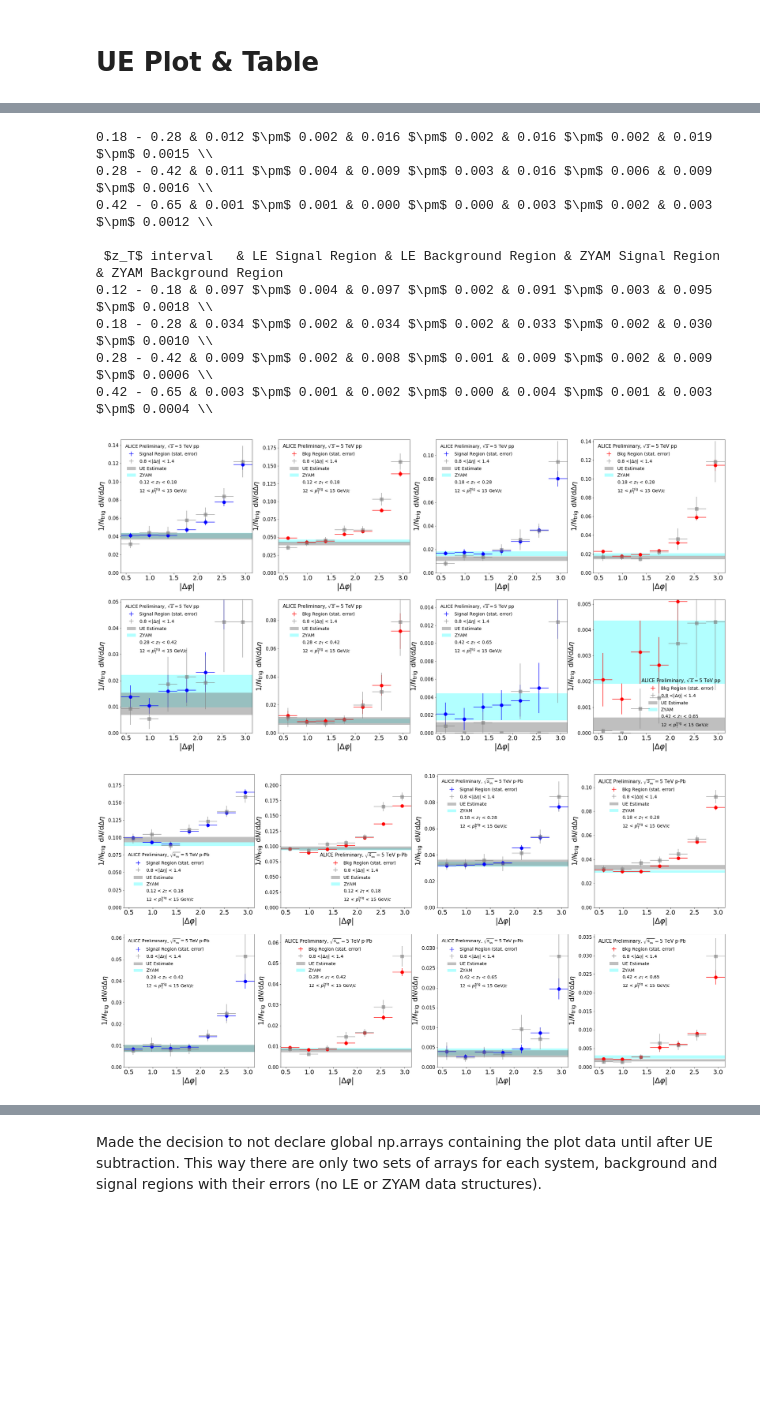
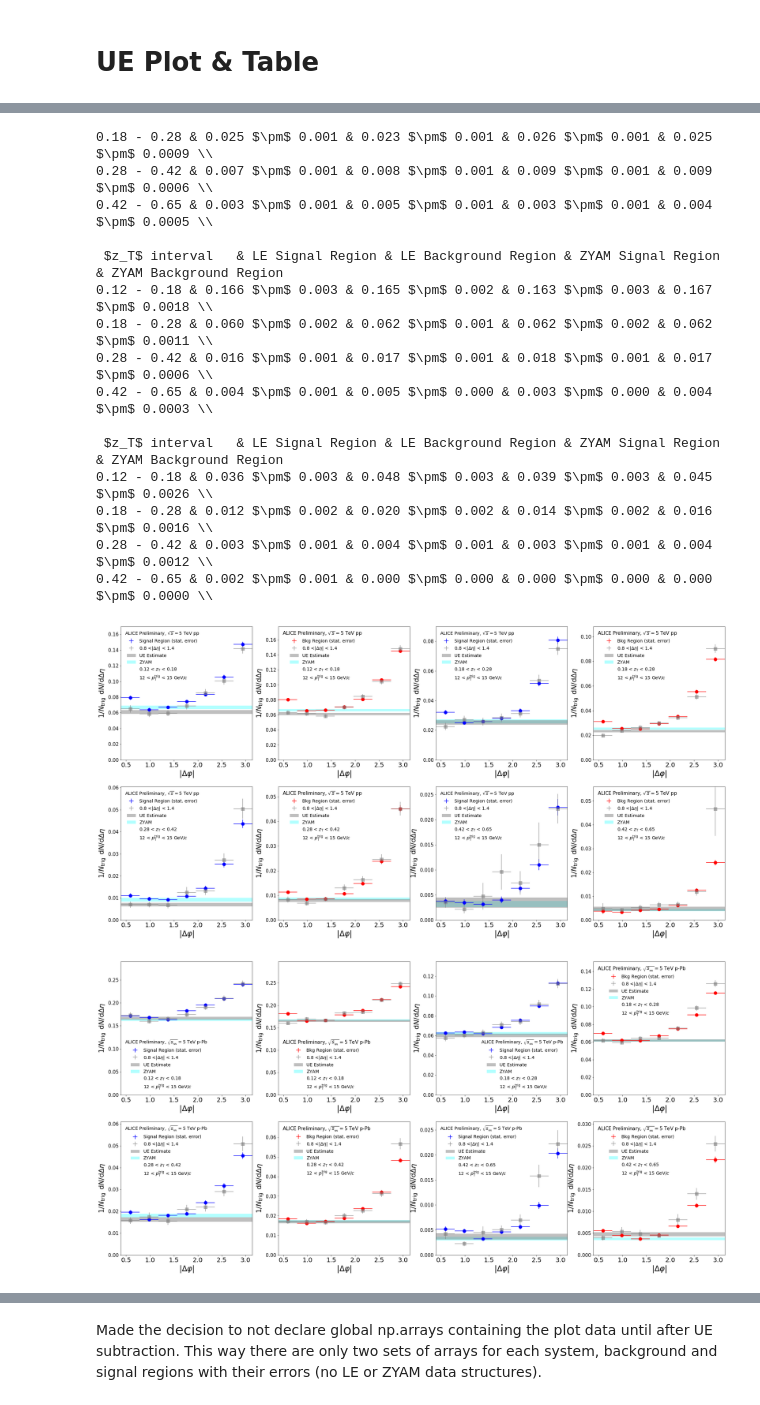
Before and after one commit to ftoralesacosta/CorrelationAnalysis, a Jupyter notebook: NtupleAnalysis/correlation.ipynb, the cells around one changed output, grey strips where cells are left out. Saved outputs shown, nothing was run; the diff lists cells and outputs as text; code cells hidden in the pictures; blank space fills up the shorter version.

```diff
--- a/NtupleAnalysis/correlation.ipynb
+++ b/NtupleAnalysis/correlation.ipynb
@@ -31,8 +31,8 @@ Welcome to JupyROOT 6.14/04
 # %% [markdown]
 # Files and Purity
 # %%
+HighpT = False
 Shower = "NN"
-HighpT = True
 #Shower = "LO"
 CorrectedP = False     #FALSE FOR HARDPROBES
 
@@ -61,8 +61,19 @@ if (Shower == "LO"):
 
 print purity
 
+MC_File = 'InputData/18b10a_pthat_1_2_SE_NN_Correlation_GMB_Ratio.root'
+
+Use_MC = True
+
+if(Use_MC):
+    Systems = ["pp","p-Pb","MC"]
+    Files = [pp_File,pPb_File,MC_File]
+
+else:
+    Systems = ["pp","p-Pb"]
+    Files = [pp_File,pPb_File]
+
+
 #pPb_File = 'InputData/13def_EMax_SE_GMB_Ratio.root'
 #pp_File = 'InputData/17q_SE_EMax_Correlation_GMB_Ratio.root'
-
-MC_File = 'InputData/18b10a_pthat_1_2_SE_NN_Correlation_GMB_Ratio.root'
 # %% [output]
@@ -104,3 +117,5 @@ oneminFake = [1,0.982,0.980,0.978,0.970,0.915,0.812]
+# %%
+eta_max = 0.6
 # %% [markdown]
 # Define Errors
 # %%
@@ -251,8 +266,6 @@ def GetLE_Val( LE_Phi_Array, LE_Error_Array):
 def GetPhiProj(filename,prfx,ipt, izt, Signal_DNN=True):
 
     file = ROOT.TFile(filename)
-
-    eta_max = 1.2 #Assuming symmetric eta range
 
     if (Signal_DNN == "Inclusive"):
         histo2D = file.Get('Correlation__pT%1.0f_%1.0f__zT%1.0f_zT%1.0f'
@@ -362,9 +375,6 @@ def GetPhiProj(filename,prfx,ipt, izt, Signal_DNN=True):
 # %% [markdown]
 # UE Plot & Table
 # %%
-Systems = ["pp","p-Pb"]
-Files = [pp_File,pPb_File]
-
 for sys,ifile in zip(Systems,Files):
     print(" $z_T$ interval   & LE Signal Region & LE Background Region & ZYAM Signal Region & ZYAM Background Region")
     fig = plt.figure(figsize=(34,17))
@@ -423,7 +433,7 @@ for sys,ifile in zip(Systems,Files):
             s_le_line = ax.fill_between(fill_x, S_LE-S_LE_Error,S_LE+S_LE_Error,interpolate=False,edgecolor='grey',linewidth=0.0, alpha=0.5,facecolor='grey')
 
             leg = ax.legend([s_plot,s_le_plot,s_le_line,s_z_line,empt,empt2],['Signal Region (stat. error)','0.8 <|$\Delta\eta$| < 1.4','UE Estimate',
-                'ZYAM',r'%1.2f < $z_\mathrm{T}$ < %1.2f'%(zTbins[izt],zTbins[izt+1]),r'12 < $p_\mathrm{T}^{\mathrm{trig}}$ < 15 GeV/$c$'],
+                'ZYAM',r'%1.2f < $z_\mathrm{T}$ < %1.2f'%(zTbins[izt],zTbins[izt+1]),r'%1.0f < $p_\mathrm{T}^{\mathrm{trig}}$ < %1.0f GeV/$c$'%(pTbins[ipt],pTbins[ipt+1])],
                 loc='best',title = "Alice Preliminary %s 5 TeV",fontsize=14,frameon=False,numpoints=1)
             if (sys == 'pp'):
                 leg.set_title("ALICE Preliminary, $\sqrt{s}=$5 TeV %s"%(sys))
@@ -457,7 +467,7 @@ for sys,ifile in zip(Systems,Files):
 
             b_le_plot =plt.errorbar(delta_phi_centers,Bkg_LE_Phi_Array,xerr=phi_width,yerr=Bkg_LE_Error_Array,fmt=None,ecolor='Grey',alpha=0.8)
             leg = ax.legend([b_plot,b_le_plot,b_le_line,b_z_line,empt,empt2],['Bkg Region (stat. error)','0.8 <|$\Delta\eta$| < 1.4','UE Estimate',
-                'ZYAM',r'%1.2f < $z_\mathrm{T}$ < %1.2f'%(zTbins[izt],zTbins[izt+1]),r'12 < $p_\mathrm{T}^{\mathrm{trig}}$ < 15 GeV/$c$'],
+                'ZYAM',r'%1.2f < $z_\mathrm{T}$ < %1.2f'%(zTbins[izt],zTbins[izt+1]),r'%1.0f < $p_\mathrm{T}^{\mathrm{trig}}$ < %1.0f GeV/$c$'%(pTbins[ipt],pTbins[ipt+1])],
                 loc='best',fontsize=14,frameon=False,numpoints=1)
             if (sys == 'pp'):
                 leg.set_title("ALICE Preliminary, $\sqrt{s}=$5 TeV %s"%(sys))
@@ -473,11 +483,17 @@ for sys,ifile in zip(Systems,Files):
-0.18 - 0.28 & 0.012 $\pm$ 0.002 & 0.016 $\pm$ 0.002 & 0.016 $\pm$ 0.002 & 0.019 $\pm$ 0.0015 \\
-0.28 - 0.42 & 0.011 $\pm$ 0.004 & 0.009 $\pm$ 0.003 & 0.016 $\pm$ 0.006 & 0.009 $\pm$ 0.0016 \\
-0.42 - 0.65 & 0.001 $\pm$ 0.001 & 0.000 $\pm$ 0.000 & 0.003 $\pm$ 0.002 & 0.003 $\pm$ 0.0012 \\
+0.18 - 0.28 & 0.025 $\pm$ 0.001 & 0.023 $\pm$ 0.001 & 0.026 $\pm$ 0.001 & 0.025 $\pm$ 0.0009 \\
+0.28 - 0.42 & 0.007 $\pm$ 0.001 & 0.008 $\pm$ 0.001 & 0.009 $\pm$ 0.001 & 0.009 $\pm$ 0.0006 \\
+0.42 - 0.65 & 0.003 $\pm$ 0.001 & 0.005 $\pm$ 0.001 & 0.003 $\pm$ 0.001 & 0.004 $\pm$ 0.0005 \\
 
  $z_T$ interval   & LE Signal Region & LE Background Region & ZYAM Signal Region & ZYAM Background Region
-0.12 - 0.18 & 0.097 $\pm$ 0.004 & 0.097 $\pm$ 0.002 & 0.091 $\pm$ 0.003 & 0.095 $\pm$ 0.0018 \\
-0.18 - 0.28 & 0.034 $\pm$ 0.002 & 0.034 $\pm$ 0.002 & 0.033 $\pm$ 0.002 & 0.030 $\pm$ 0.0010 \\
-0.28 - 0.42 & 0.009 $\pm$ 0.002 & 0.008 $\pm$ 0.001 & 0.009 $\pm$ 0.002 & 0.009 $\pm$ 0.0006 \\
-0.42 - 0.65 & 0.003 $\pm$ 0.001 & 0.002 $\pm$ 0.000 & 0.004 $\pm$ 0.001 & 0.003 $\pm$ 0.0004 \\
+0.12 - 0.18 & 0.166 $\pm$ 0.003 & 0.165 $\pm$ 0.002 & 0.163 $\pm$ 0.003 & 0.167 $\pm$ 0.0018 \\
+0.18 - 0.28 & 0.060 $\pm$ 0.002 & 0.062 $\pm$ 0.001 & 0.062 $\pm$ 0.002 & 0.062 $\pm$ 0.0011 \\
+0.28 - 0.42 & 0.016 $\pm$ 0.001 & 0.017 $\pm$ 0.001 & 0.018 $\pm$ 0.001 & 0.017 $\pm$ 0.0006 \\
+0.42 - 0.65 & 0.004 $\pm$ 0.001 & 0.005 $\pm$ 0.000 & 0.003 $\pm$ 0.000 & 0.004 $\pm$ 0.0003 \\
+
+ $z_T$ interval   & LE Signal Region & LE Background Region & ZYAM Signal Region & ZYAM Background Region
+0.12 - 0.18 & 0.036 $\pm$ 0.003 & 0.048 $\pm$ 0.003 & 0.039 $\pm$ 0.003 & 0.045 $\pm$ 0.0026 \\
+0.18 - 0.28 & 0.012 $\pm$ 0.002 & 0.020 $\pm$ 0.002 & 0.014 $\pm$ 0.002 & 0.016 $\pm$ 0.0016 \\
+0.28 - 0.42 & 0.003 $\pm$ 0.001 & 0.004 $\pm$ 0.001 & 0.003 $\pm$ 0.001 & 0.004 $\pm$ 0.0012 \\
+0.42 - 0.65 & 0.002 $\pm$ 0.001 & 0.000 $\pm$ 0.000 & 0.000 $\pm$ 0.000 & 0.000 $\pm$ 0.0000 \\
-[figure, old version]
+[figure, new version]
-[figure, old version]
+[figure, new version]
```
Also changed, not shown: parts of 28 cells of this notebook.
